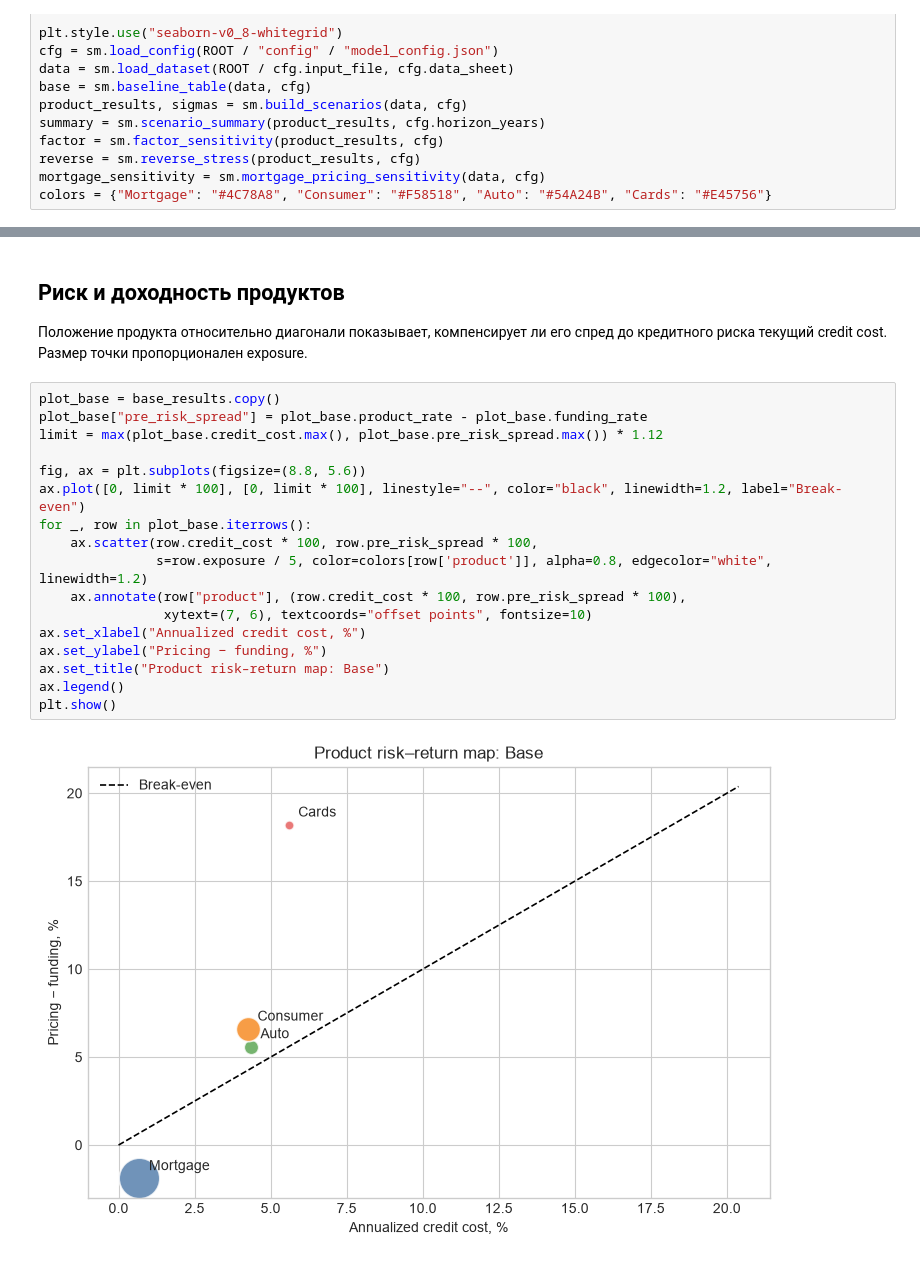
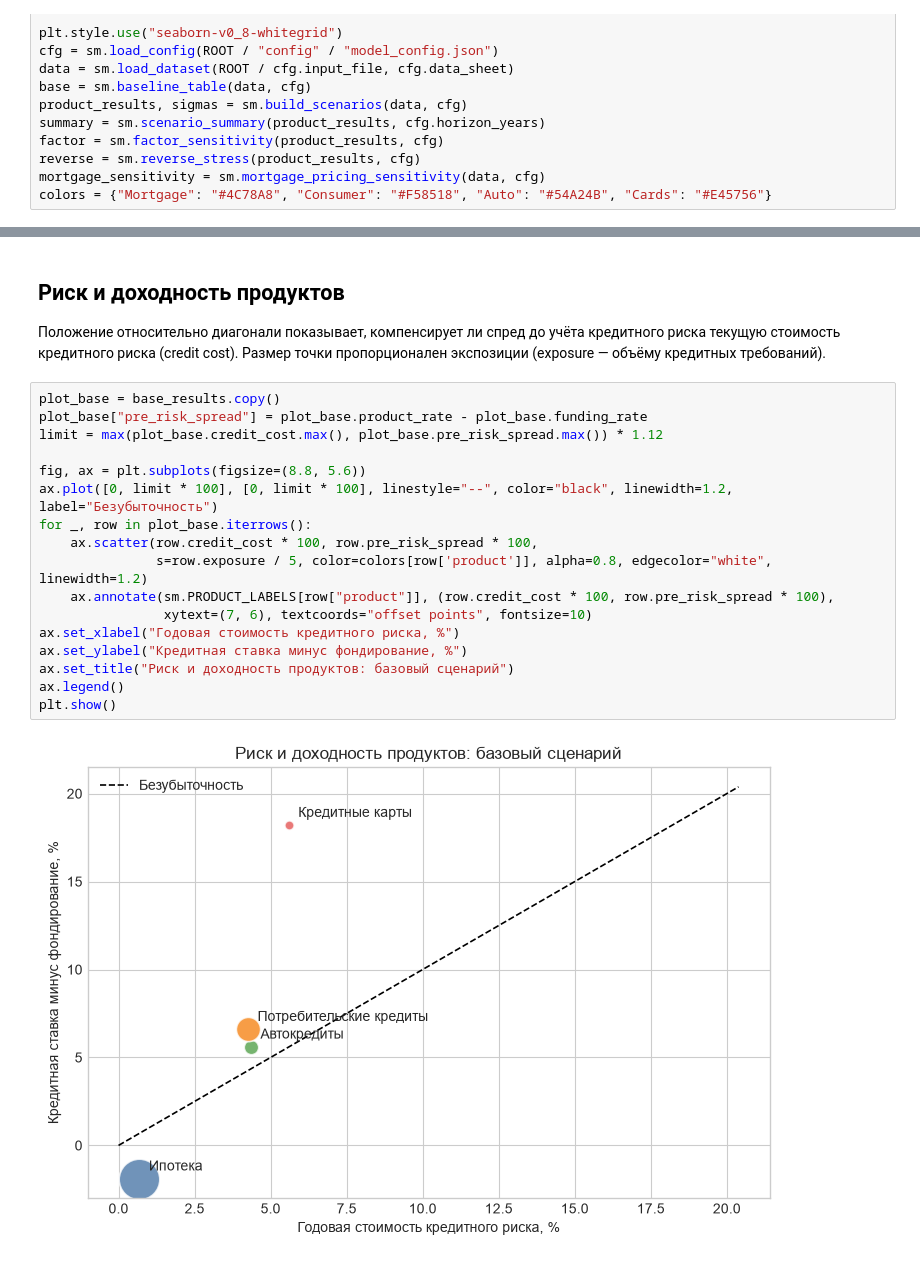
Before and after one commit to artdz1101/finatlon-retail-stress-test, a Jupyter notebook: notebooks/03_stress_model_calibration.ipynb, the cells around one changed output, grey strips where cells are left out. Cells and saved outputs as stored; diff of their text form.

```diff
--- a/notebooks/03_stress_model_calibration.ipynb
+++ b/notebooks/03_stress_model_calibration.ipynb
@@ -101,24 +128,24 @@ display(Markdown(
 # %% [markdown]
 ## Риск и доходность продуктов
 
-Положение продукта относительно диагонали показывает, компенсирует ли его спред до кредитного риска текущий credit cost. Размер точки пропорционален exposure.
+Положение относительно диагонали показывает, компенсирует ли спред до учёта кредитного риска текущую стоимость кредитного риска (credit cost). Размер точки пропорционален экспозиции (exposure — объёму кредитных требований).
 # %%
 plot_base = base_results.copy()
 plot_base["pre_risk_spread"] = plot_base.product_rate - plot_base.funding_rate
 limit = max(plot_base.credit_cost.max(), plot_base.pre_risk_spread.max()) * 1.12
 
 fig, ax = plt.subplots(figsize=(8.8, 5.6))
-ax.plot([0, limit * 100], [0, limit * 100], linestyle="--", color="black", linewidth=1.2, label="Break-even")
+ax.plot([0, limit * 100], [0, limit * 100], linestyle="--", color="black", linewidth=1.2, label="Безубыточность")
 for _, row in plot_base.iterrows():
     ax.scatter(row.credit_cost * 100, row.pre_risk_spread * 100,
                s=row.exposure / 5, color=colors[row['product']], alpha=0.8, edgecolor="white", linewidth=1.2)
-    ax.annotate(row["product"], (row.credit_cost * 100, row.pre_risk_spread * 100),
+    ax.annotate(sm.PRODUCT_LABELS[row["product"]], (row.credit_cost * 100, row.pre_risk_spread * 100),
                 xytext=(7, 6), textcoords="offset points", fontsize=10)
-ax.set_xlabel("Annualized credit cost, %")
-ax.set_ylabel("Pricing − funding, %")
-ax.set_title("Product risk–return map: Base")
+ax.set_xlabel("Годовая стоимость кредитного риска, %")
+ax.set_ylabel("Кредитная ставка минус фондирование, %")
+ax.set_title("Риск и доходность продуктов: базовый сценарий")
 ax.legend()
 plt.show()
 # %% [output]
-[figure, old version]
+[figure, new version]
 # %% [markdown]
```
Also changed, not shown: parts of 16 cells of this notebook, 13 other files.
